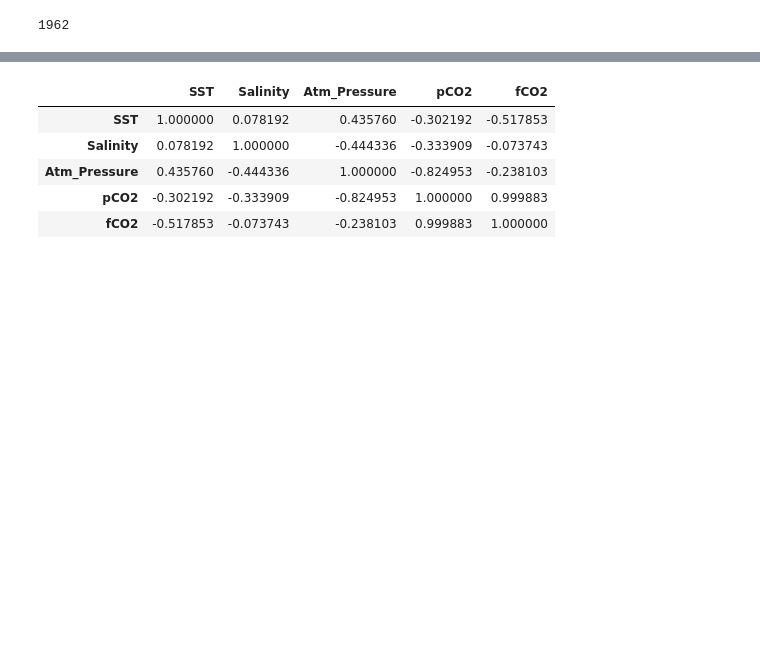
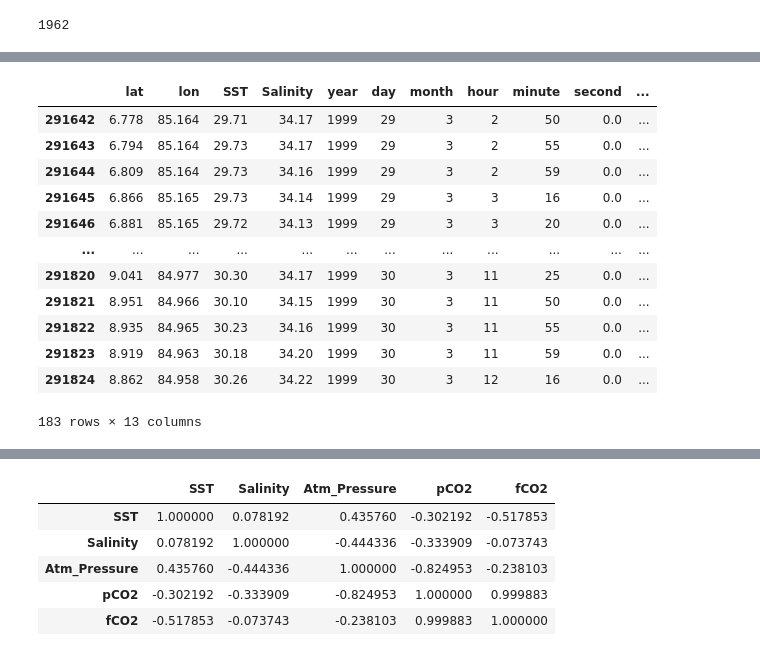
Before and after one commit to Hemantojha2023/Estimation-of-pCO2-and-fCO2-in-the-Arabian-sea-and-BoB-using-advanced-machine-learning-algorithm, a Jupyter notebook: mtp2.ipynb, the cells around one changed output, grey strips where cells are left out. Cells and saved outputs as stored; diff of their text form; code cells hidden in the pictures; blank space fills up the shorter version.

```diff
--- a/mtp2.ipynb
+++ b/mtp2.ipynb
@@ -204,0 +211,18 @@ memory usage: 1.8 MB
+# %%
+missing_both = df_bay_of_bengal[df_bay_of_bengal['pCO2'].isna() & df_bay_of_bengal['Atm_Pressure'].isna()]
+# %%
+missing_both
+# %% [output]
+|  | lat | lon | SST | Salinity | year | day | month | hour | minute | second | ... |
+| 291642 | 6.778 | 85.164 | 29.71 | 34.17 | 1999 | 29 | 3 | 2 | 50 | 0.0 | ... |
+| 291643 | 6.794 | 85.164 | 29.73 | 34.17 | 1999 | 29 | 3 | 2 | 55 | 0.0 | ... |
+| 291644 | 6.809 | 85.164 | 29.73 | 34.16 | 1999 | 29 | 3 | 2 | 59 | 0.0 | ... |
+| 291645 | 6.866 | 85.165 | 29.73 | 34.14 | 1999 | 29 | 3 | 3 | 16 | 0.0 | ... |
+| 291646 | 6.881 | 85.165 | 29.72 | 34.13 | 1999 | 29 | 3 | 3 | 20 | 0.0 | ... |
+| ... | ... | ... | ... | ... | ... | ... | ... | ... | ... | ... | ... |
+| 291820 | 9.041 | 84.977 | 30.30 | 34.17 | 1999 | 30 | 3 | 11 | 25 | 0.0 | ... |
+| 291821 | 8.951 | 84.966 | 30.10 | 34.15 | 1999 | 30 | 3 | 11 | 50 | 0.0 | ... |
+| 291822 | 8.935 | 84.965 | 30.23 | 34.16 | 1999 | 30 | 3 | 11 | 55 | 0.0 | ... |
+| 291823 | 8.919 | 84.963 | 30.18 | 34.20 | 1999 | 30 | 3 | 11 | 59 | 0.0 | ... |
+| 291824 | 8.862 | 84.958 | 30.26 | 34.22 | 1999 | 30 | 3 | 12 | 16 | 0.0 | ... |
+183 rows × 13 columns
```
Also changed, not shown: parts of 15 cells of this notebook.
